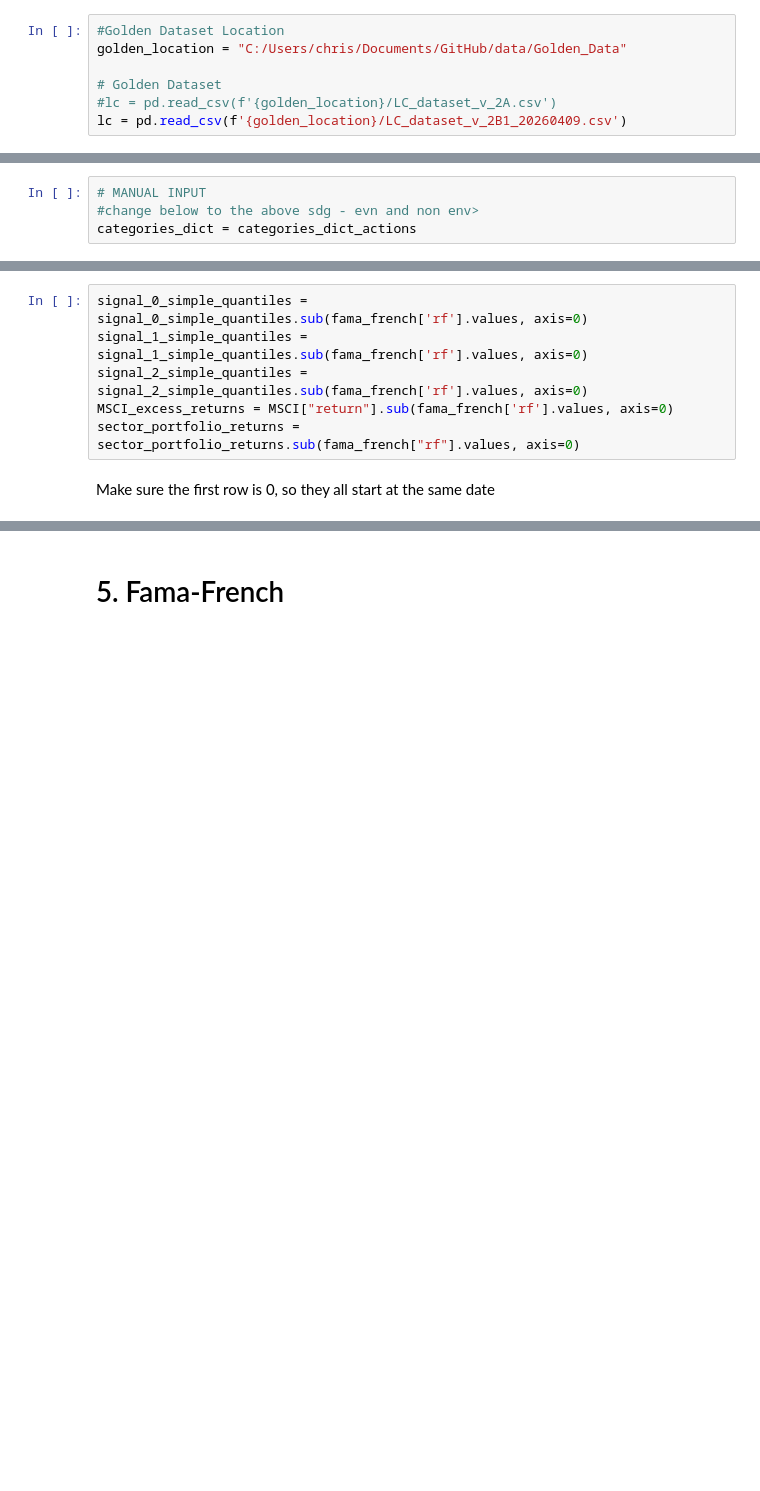
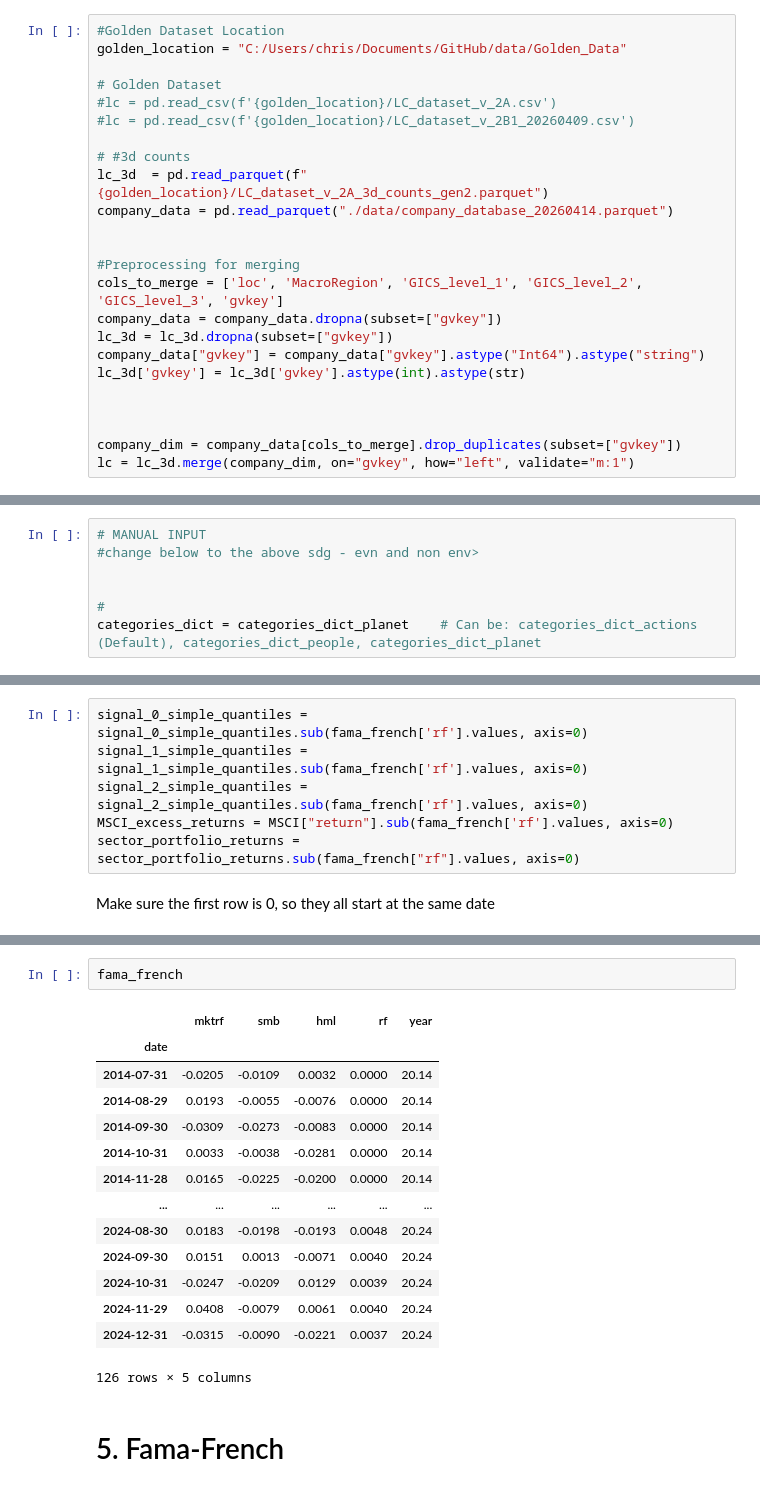
Before and after one commit to christy108/modular_fund_analysis, a Jupyter notebook: Main.ipynb, the cells around one changed output, grey strips where cells are left out. Drawn from its saved outputs; the diff is of its cells as text; blank space fills up the shorter version.

Commit message:
added loc,sector to the 3d data

```diff
--- a/Main.ipynb
+++ b/Main.ipynb
@@ -40,4 +40,21 @@ golden_location = "C:/Users/chris/Documents/GitHub/data/Golden_Data"
 
 # Golden Dataset
 #lc = pd.read_csv(f'{golden_location}/LC_dataset_v_2A.csv')
-lc = pd.read_csv(f'{golden_location}/LC_dataset_v_2B1_20260409.csv')
+#lc = pd.read_csv(f'{golden_location}/LC_dataset_v_2B1_20260409.csv')
+
+# #3d counts
+lc_3d  = pd.read_parquet(f"{golden_location}/LC_dataset_v_2A_3d_counts_gen2.parquet")
+company_data = pd.read_parquet("./data/company_database_20260414.parquet")
+
+
+#Preprocessing for merging
+cols_to_merge = ['loc', 'MacroRegion', 'GICS_level_1', 'GICS_level_2', 'GICS_level_3', 'gvkey']
+company_data = company_data.dropna(subset=["gvkey"])
+lc_3d = lc_3d.dropna(subset=["gvkey"])
+company_data["gvkey"] = company_data["gvkey"].astype("Int64").astype("string")
+lc_3d['gvkey'] = lc_3d['gvkey'].astype(int).astype(str)
+
+
+
+company_dim = company_data[cols_to_merge].drop_duplicates(subset=["gvkey"])
+lc = lc_3d.merge(company_dim, on="gvkey", how="left", validate="m:1")
@@ -143,4 +235,7 @@ categories_dict_actions = categories_dict_actions['advocacy, preparation, transf
 # %%
 # MANUAL INPUT
 #change below to the above sdg - evn and non env>
-categories_dict = categories_dict_actions
+
+
+#
+categories_dict = categories_dict_planet    # Can be: categories_dict_actions (Default), categories_dict_people, categories_dict_planet
@@ -345,4 +521,21 @@ MSCI_excess_returns.iloc[0] = 0
 sector_portfolio_returns.iloc[0] = 0
+# %%
+fama_french
+# %% [output]
+|  | mktrf | smb | hml | rf | year |
+| date |  |  |  |  |  |
+| 2014-07-31 | -0.0205 | -0.0109 | 0.0032 | 0.0000 | 20.14 |
+| 2014-08-29 | 0.0193 | -0.0055 | -0.0076 | 0.0000 | 20.14 |
+| 2014-09-30 | -0.0309 | -0.0273 | -0.0083 | 0.0000 | 20.14 |
+| 2014-10-31 | 0.0033 | -0.0038 | -0.0281 | 0.0000 | 20.14 |
+| 2014-11-28 | 0.0165 | -0.0225 | -0.0200 | 0.0000 | 20.14 |
+| ... | ... | ... | ... | ... | ... |
+| 2024-08-30 | 0.0183 | -0.0198 | -0.0193 | 0.0048 | 20.24 |
+| 2024-09-30 | 0.0151 | 0.0013 | -0.0071 | 0.0040 | 20.24 |
+| 2024-10-31 | -0.0247 | -0.0209 | 0.0129 | 0.0039 | 20.24 |
+| 2024-11-29 | 0.0408 | -0.0079 | 0.0061 | 0.0040 | 20.24 |
+| 2024-12-31 | -0.0315 | -0.0090 | -0.0221 | 0.0037 | 20.24 |
+126 rows × 5 columns
 # %% [markdown]
 # 5. Fama-French
 # %%
```
Also changed, not shown: parts of 12 cells of this notebook, 1 other file.
